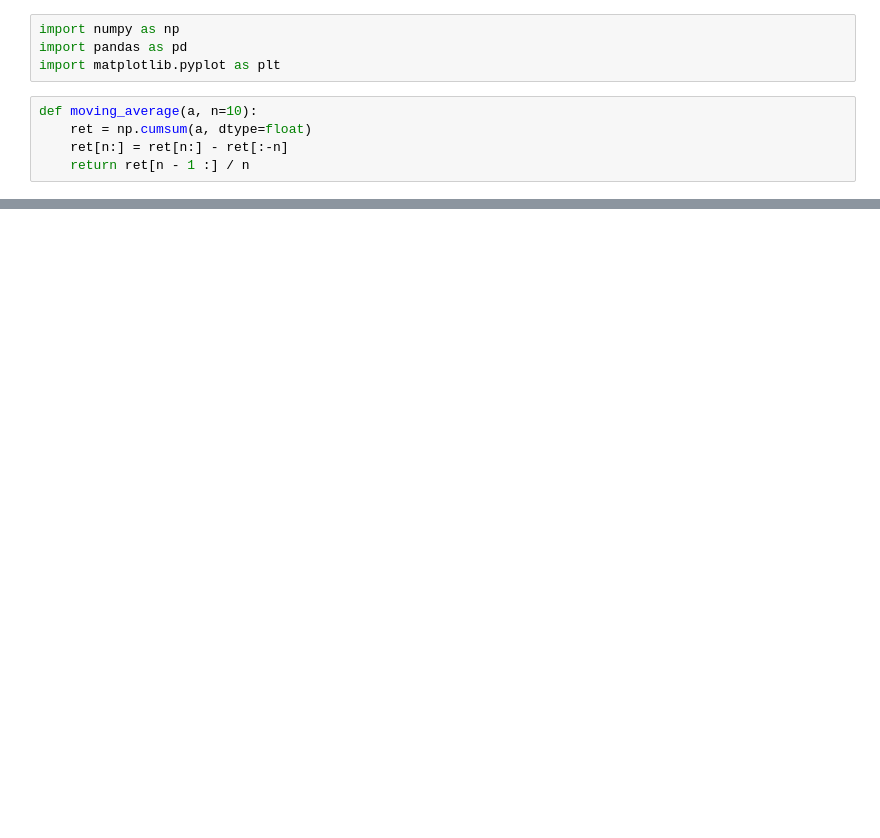
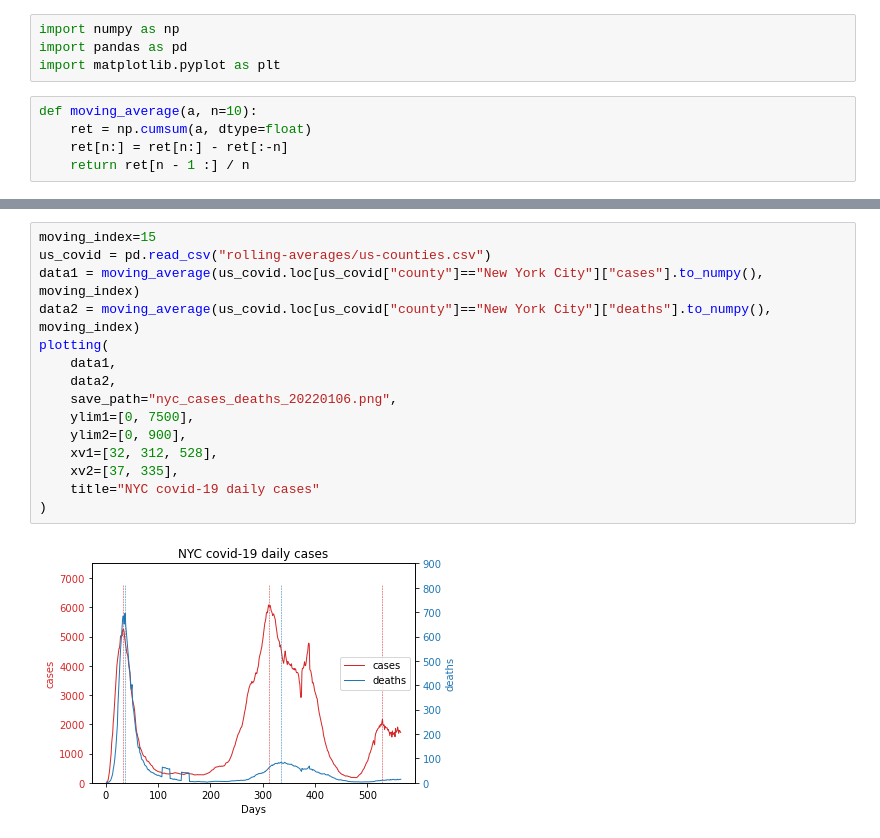
Before and after one commit to thomasly/covid-19-data, a Jupyter notebook: curve_plot.ipynb, the cells around one changed output, grey strips where cells are left out. Cells and saved outputs as stored; diff of their text form; blank space fills up the shorter version.

```diff
--- a/curve_plot.ipynb
+++ b/curve_plot.ipynb
@@ -42,0 +78,17 @@ plt.show()
+# %%
+moving_index=15
+us_covid = pd.read_csv("rolling-averages/us-counties.csv")
+data1 = moving_average(us_covid.loc[us_covid["county"]=="New York City"]["cases"].to_numpy(), moving_index)
+data2 = moving_average(us_covid.loc[us_covid["county"]=="New York City"]["deaths"].to_numpy(), moving_index)
+plotting(
+    data1,
+    data2,
+    save_path="nyc_cases_deaths_20220106.png",
+    ylim1=[0, 7500],
+    ylim2=[0, 900],
+    xv1=[32, 312, 528],
+    xv2=[37, 335],
+    title="NYC covid-19 daily cases"
+)
+# %% [output]
+[figure, added]
```
Also changed, not shown: parts of 3 cells of this notebook, 3 other files.
